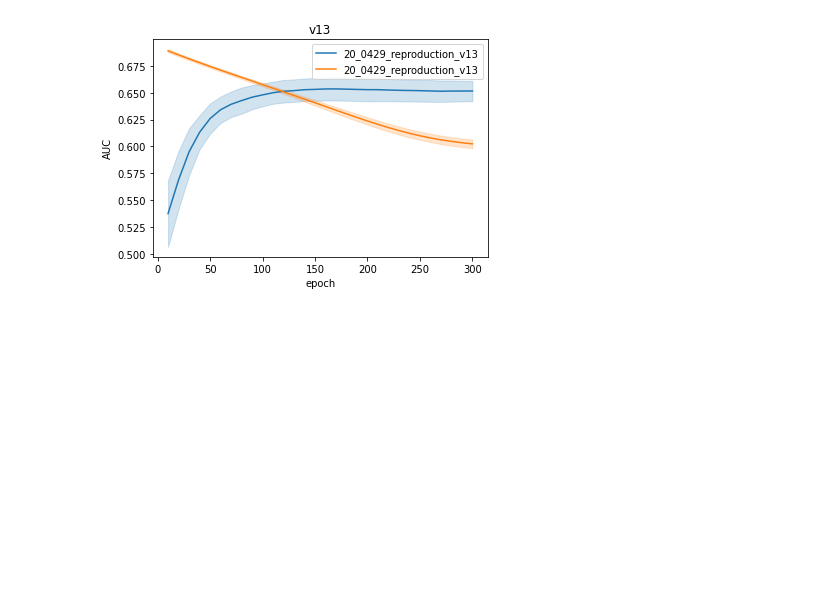
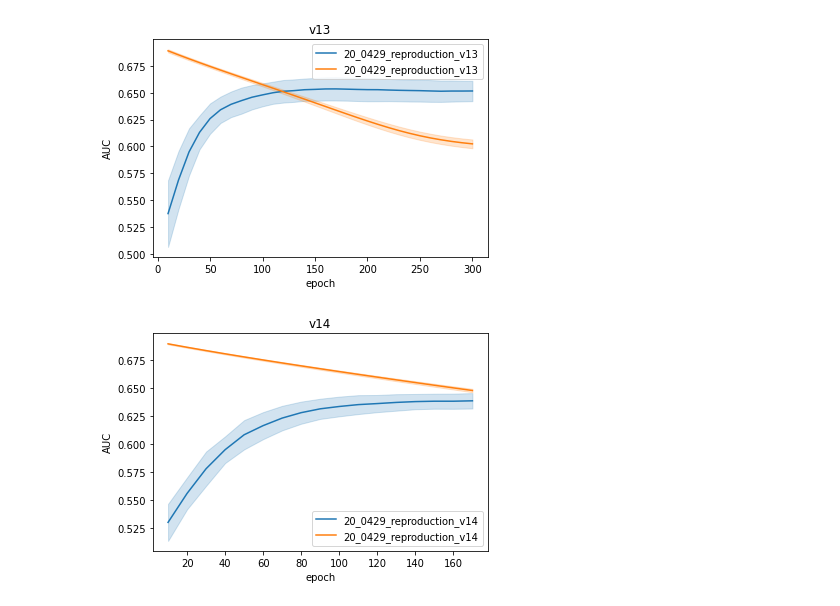
Before and after one commit to qqpann/KnowledgeTracing, a Jupyter notebook: notebook/DrawLC_reproduce_simulated_v10.ipynb, the cells around one changed output. Cells and saved outputs as stored; diff of their text form; code cells hidden in the pictures; blank space fills up the shorter version.

```diff
--- a/notebook/DrawLC_reproduce_simulated_v10.ipynb
+++ b/notebook/DrawLC_reproduce_simulated_v10.ipynb
@@ -157,3 +157,8 @@ v13 = report_path('20_0429_reproduction_v13', '20200528-1310')
 lc_plot('v13', v13)
 # %% [output]
 [figure]
+# %%
+v14 = report_path('20_0429_reproduction_v14', '20200604-1533')
+lc_plot('v14', v14)
+# %% [output]
+[figure, added]
```
Also changed, not shown: parts of 3 cells of this notebook.
